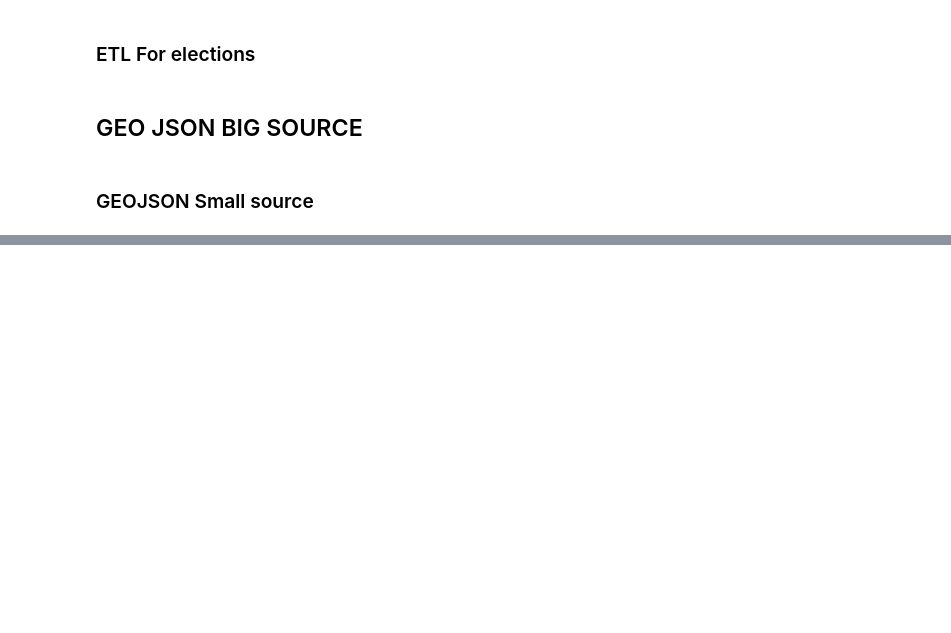
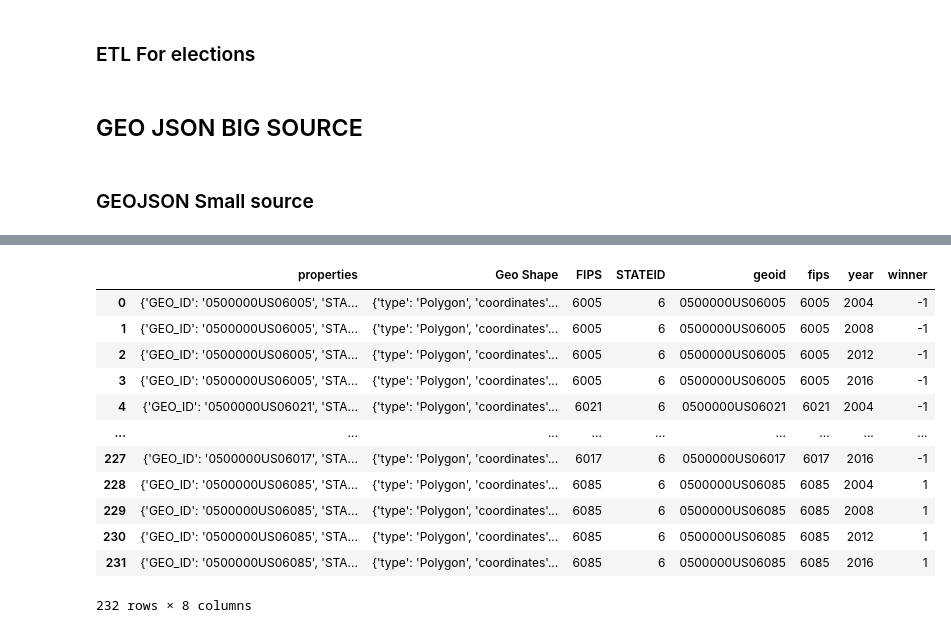
Before and after one commit to mavsanchez/united-states-elections-project2, a Jupyter notebook: elections_etl.ipynb, the cells around one changed output, grey strips where cells are left out. Saved outputs shown, nothing was run; the diff lists cells and outputs as text; code cells hidden in the pictures; blank space fills up the shorter version.

```diff
--- a/elections_etl.ipynb
+++ b/elections_etl.ipynb
@@ -179,0 +182,4 @@ geojson_pd.head(10)
+# %%
+results_file = "etl/california-results.csv"
+results_df = pd.read_csv(results_file, encoding="utf-8")
+results_df.head()
@@ -180,3 +193,21 @@ geojson_pd.head(10)
+# %%
+geojson_pd.head(10)
+merged_df = geojson_pd.merge(results_df, how="inner", right_on='fips', left_on='FIPS');
+merged_df
+# %% [output]
+|  | properties | Geo Shape | FIPS | STATEID | geoid | fips | year | winner |
+| 0 | {'GEO_ID': '0500000US06005', 'STA... | {'type': 'Polygon', 'coordinates'... | 6005 | 6 | 0500000US06005 | 6005 | 2004 | -1 |
+| 1 | {'GEO_ID': '0500000US06005', 'STA... | {'type': 'Polygon', 'coordinates'... | 6005 | 6 | 0500000US06005 | 6005 | 2008 | -1 |
+| 2 | {'GEO_ID': '0500000US06005', 'STA... | {'type': 'Polygon', 'coordinates'... | 6005 | 6 | 0500000US06005 | 6005 | 2012 | -1 |
+| 3 | {'GEO_ID': '0500000US06005', 'STA... | {'type': 'Polygon', 'coordinates'... | 6005 | 6 | 0500000US06005 | 6005 | 2016 | -1 |
+| 4 | {'GEO_ID': '0500000US06021', 'STA... | {'type': 'Polygon', 'coordinates'... | 6021 | 6 | 0500000US06021 | 6021 | 2004 | -1 |
+| ... | ... | ... | ... | ... | ... | ... | ... | ... |
+| 227 | {'GEO_ID': '0500000US06017', 'STA... | {'type': 'Polygon', 'coordinates'... | 6017 | 6 | 0500000US06017 | 6017 | 2016 | -1 |
+| 228 | {'GEO_ID': '0500000US06085', 'STA... | {'type': 'Polygon', 'coordinates'... | 6085 | 6 | 0500000US06085 | 6085 | 2004 | 1 |
+| 229 | {'GEO_ID': '0500000US06085', 'STA... | {'type': 'Polygon', 'coordinates'... | 6085 | 6 | 0500000US06085 | 6085 | 2008 | 1 |
+| 230 | {'GEO_ID': '0500000US06085', 'STA... | {'type': 'Polygon', 'coordinates'... | 6085 | 6 | 0500000US06085 | 6085 | 2012 | 1 |
+| 231 | {'GEO_ID': '0500000US06085', 'STA... | {'type': 'Polygon', 'coordinates'... | 6085 | 6 | 0500000US06085 | 6085 | 2016 | 1 |
+232 rows × 8 columns
 # %%
 # geojson_pd
 # results_df
```
Also changed, not shown: parts of 6 cells of this notebook, 6 other files.
